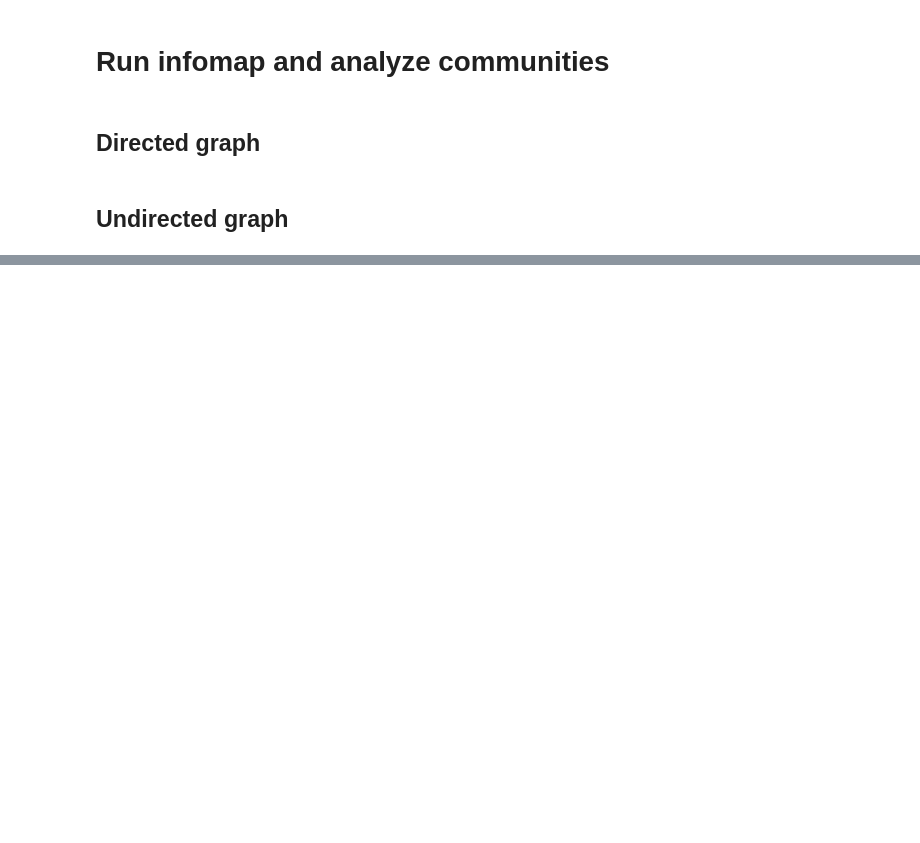
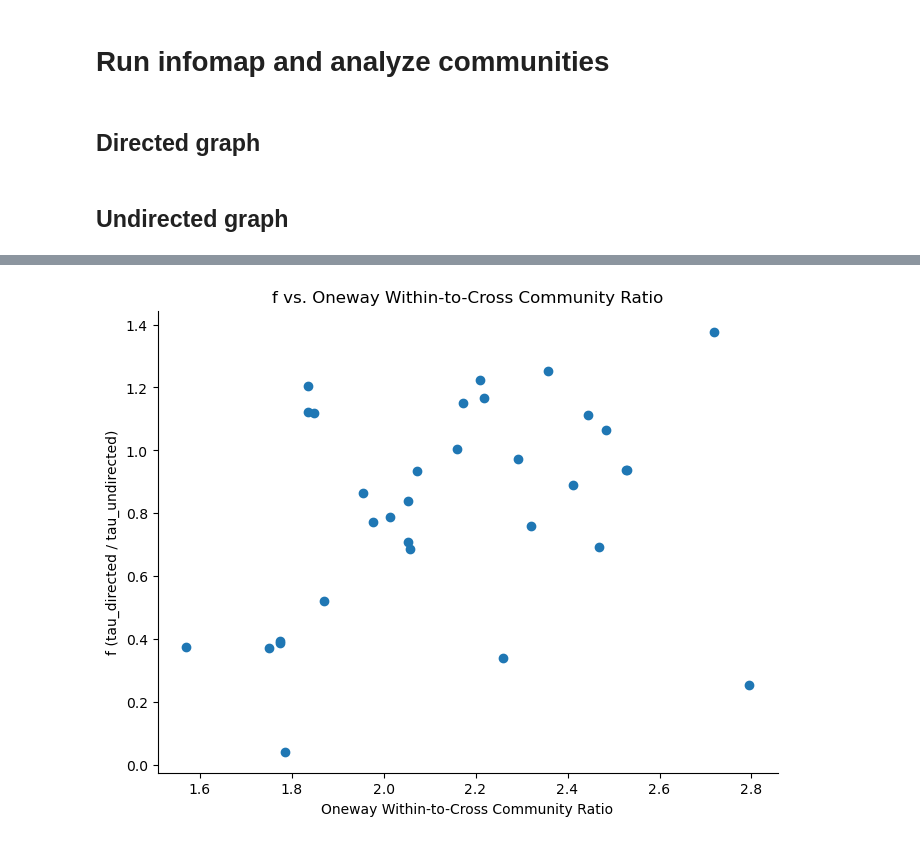
Before and after one commit to chethan749/cnww-2025-edgedamage, a Jupyter notebook: infomap-roadnet-communities/notebooks/infomap-roadnet-communities.ipynb, the cells around one changed output, grey strips where cells are left out. Saved outputs shown, nothing was run; the diff lists cells and outputs as text; code cells hidden in the pictures; blank space fills up the shorter version.

Commit message:
Infomap communities and stationary distribution viz

```diff
--- a/infomap-roadnet-communities/notebooks/infomap-roadnet-communities.ipynb
+++ b/infomap-roadnet-communities/notebooks/infomap-roadnet-communities.ipynb
@@ -182,0 +537,7 @@ Text(0.5, 0.98, 'Infomap Communities in Dallas')
+# %%
+# Show stats for city as a table for all cities
+stats = city_oneway_stats[city]
+df = pd.DataFrame.from_dict(city_oneway_stats, orient='index')
+df.index.name = 'city'
+df.reset_index(inplace=True)
+df
@@ -182,0 +562,5 @@ Text(0.5, 0.98, 'Infomap Communities in Dallas')
+# %%
+# Add number of directed vs. undirected communities columns to df
+df['num_directed_communities'] = df['city'].apply(lambda c: max(city_communities_dict[c].values()) + 1)
+df['num_undirected_communities'] = df['city'].apply(lambda c: max(city_communities_undirected_dict[c].values()) + 1)
+df
@@ -182,0 +638,16 @@ Text(0.5, 0.98, 'Infomap Communities in Dallas')
+# %%
+# Compute tau_global for directed and undirected graphs
+tau_directed = {}
+tau_undirected = {}
+
+for city, G in tqdm(city_graph_dict.items()):
+    tau_g_directed, kc = markov_metrics(G, option='directed')
+    tau_g_undirected, kc = markov_metrics(G, option='undirected')
+    tau_undirected[city] = tau_g_undirected
+    tau_directed[city] = tau_g_directed
+
+# Compute f and add tau_directed, tau_undirected and f to df
+df['tau_directed'] = df['city'].apply(lambda c: tau_directed[c])
+df['tau_undirected'] = df['city'].apply(lambda c: tau_undirected[c])
+df['f'] = df.apply(lambda row: row['tau_undirected'] / row['tau_directed'] if row['tau_undirected'] != 0 else np.nan, axis=1)
+df
@@ -182,0 +672,4 @@ Text(0.5, 0.98, 'Infomap Communities in Dallas')
+# %%
+# Add a column with ratio of number of oneway streets within communities to cross-community oneway streets
+df['oneway_within_to_cross_ratio'] = df.apply(lambda row: row['oneway_within'] / row['oneway_cross'] if row['oneway_cross'] != 0 else np.nan, axis=1)
+df
@@ -182,0 +694,12 @@ Text(0.5, 0.98, 'Infomap Communities in Dallas')
+# %%
+# Plot f vs. oneway_within_to_cross_ratio
+fig, axes = plt.subplots(figsize=(8,6))
+
+axes.scatter(df['oneway_within_to_cross_ratio'], df['f'])
+axes.set_xlabel('Oneway Within-to-Cross Community Ratio')
+axes.set_ylabel('f (tau_directed / tau_undirected)')
+axes.set_title('f vs. Oneway Within-to-Cross Community Ratio')
+
+sns.despine()
+# %% [output]
+[figure, added]
```
Also changed, not shown: parts of 22 cells of this notebook, 54 other files.
